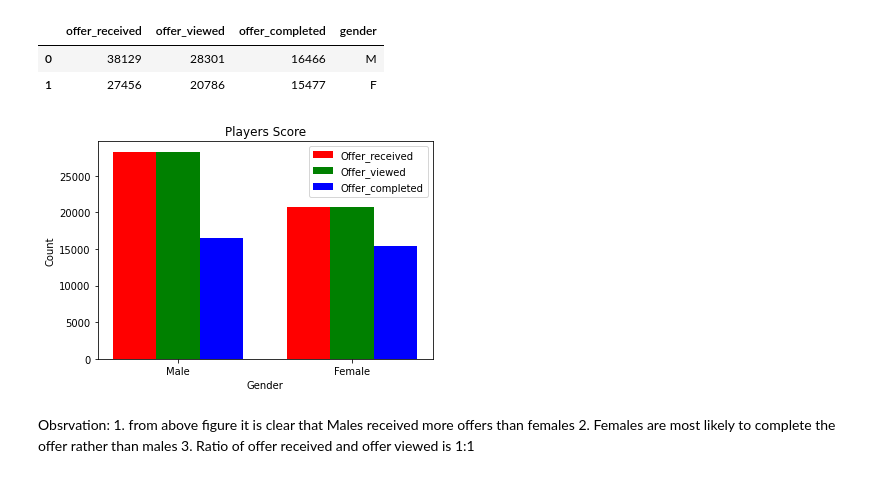
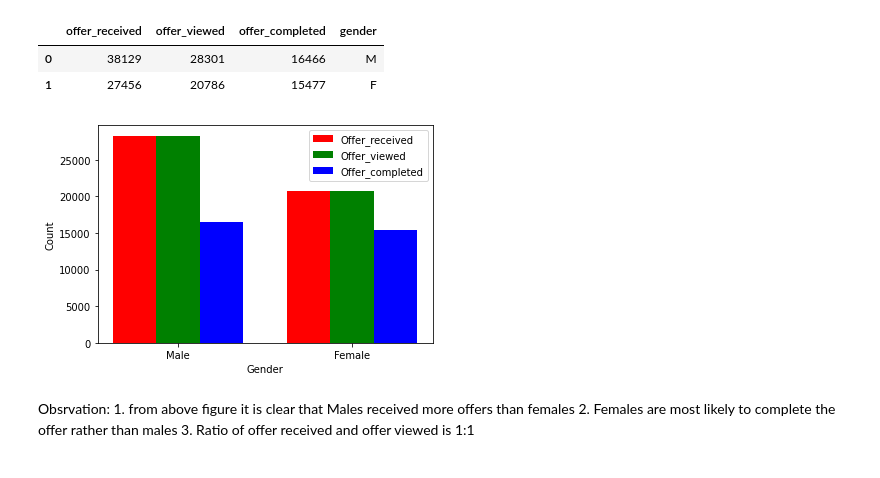
Before and after one commit to talhashaikh5/starbucks-reward-project, a Jupyter notebook: Starbucks_Capstone_notebook.ipynb, the cells around one changed output. Cells and saved outputs as stored; diff of their text form; code cells hidden in the pictures.

```diff
--- a/Starbucks_Capstone_notebook.ipynb
+++ b/Starbucks_Capstone_notebook.ipynb
@@ -581,25 +595,24 @@ comp_age
 # %%
 N = 2
 ind = np.arange(N)
 width = 0.25
 xvals = [28301, 20786]
 bar1 = plt.bar(ind, xvals, width, color = 'r')
 
 yvals = [28301, 20786]
 bar2 = plt.bar(ind+width, yvals, width, color='g')
 
 zvals = [16466, 15477]
 bar3 = plt.bar(ind+width*2, zvals, width, color = 'b')
 
 plt.xlabel("Gender")
 plt.ylabel('Count')
-plt.title("Players Score")
 
 plt.xticks(ind+width,['Male', 'Female'])
 plt.legend( (bar1, bar2, bar3), ('Offer_received', 'Offer_viewed', 'Offer_completed') )
 plt.show()
 # %% [output]
-[figure, old version]
+[figure, new version]
 # %% [markdown]
 Obsrvation:
     1. from above figure it is clear that Males received more offers than females
```
Also changed, not shown: parts of 4 cells of this notebook, 1 other file.
